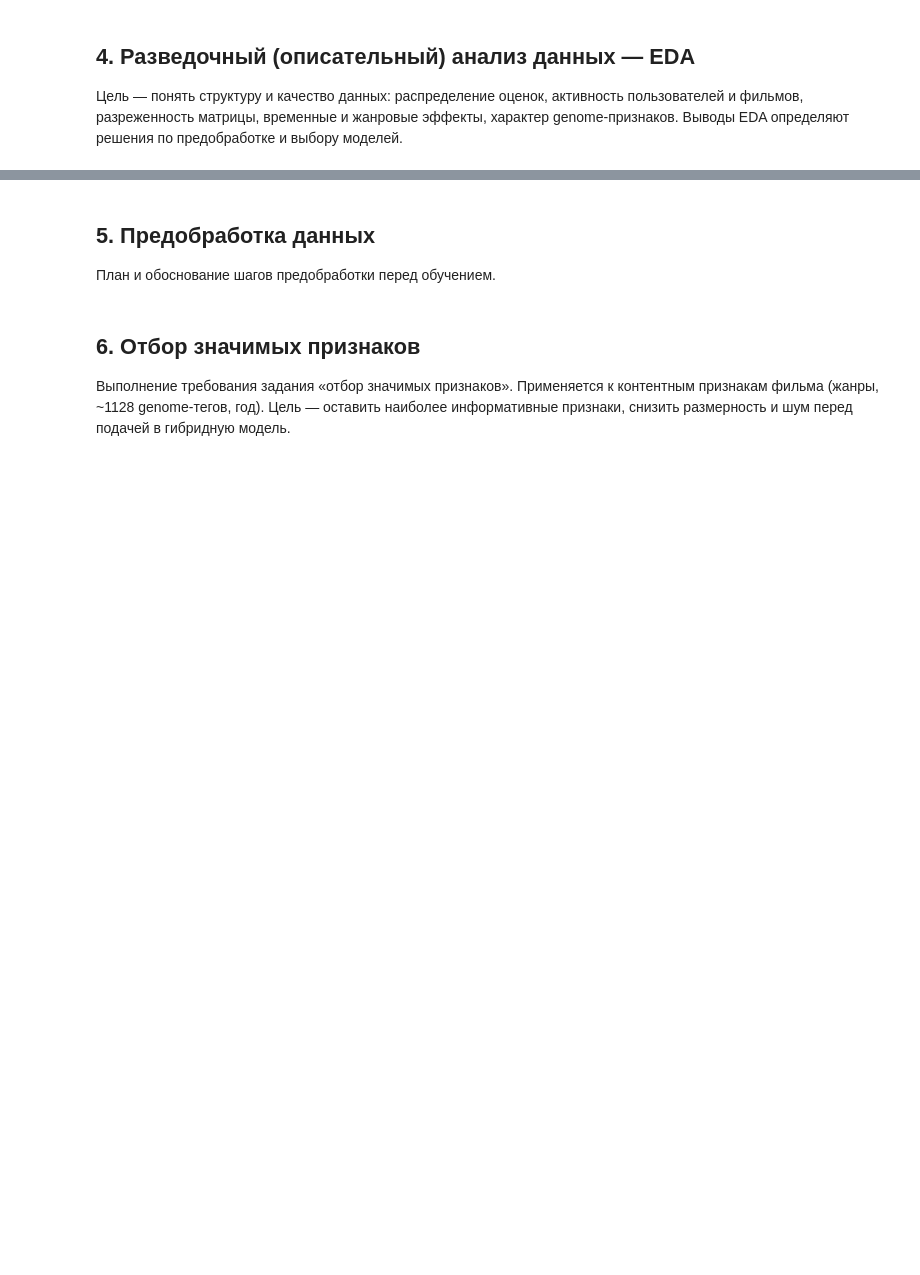
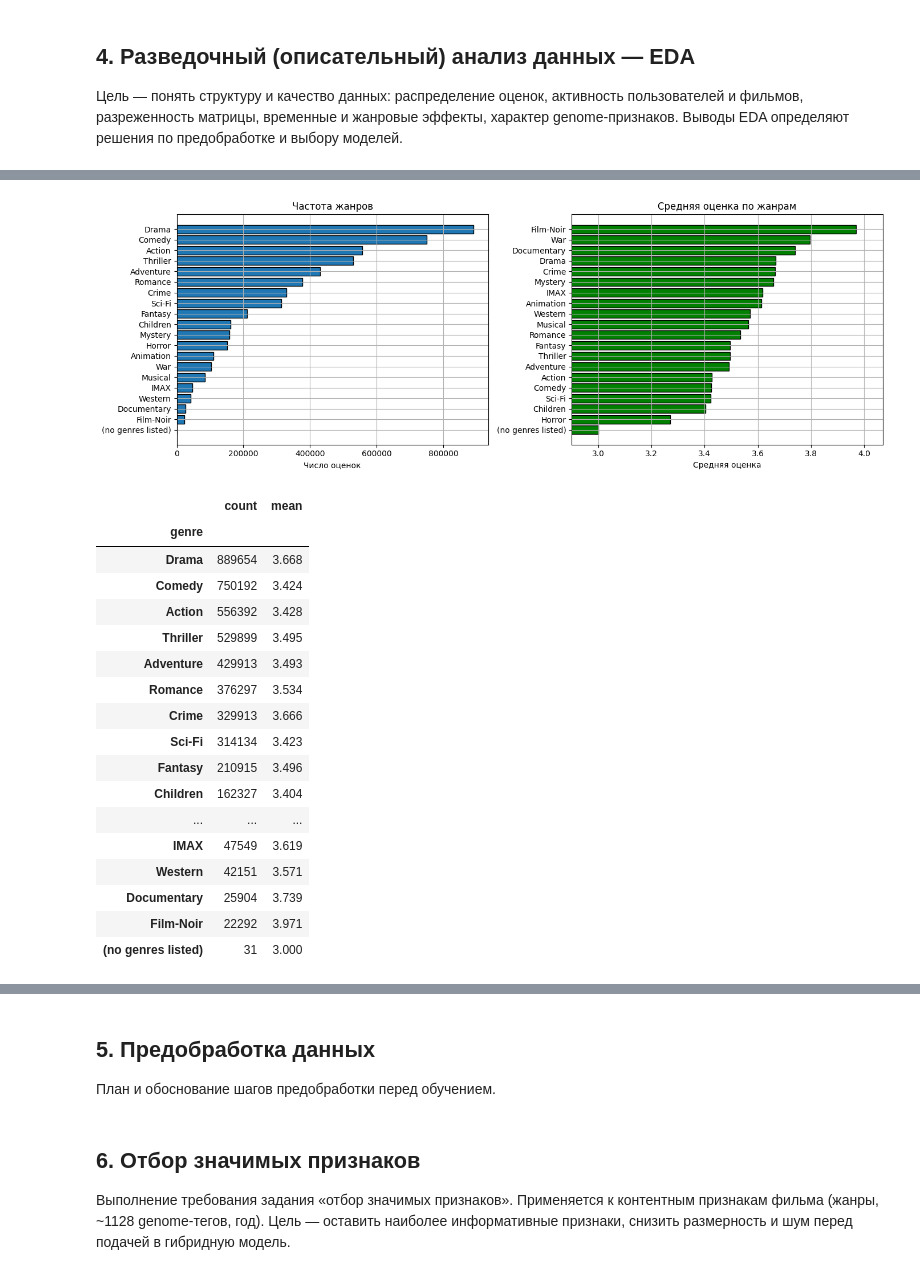
Before and after one commit to OlyuninVyacheslav/movie_rating, a Jupyter notebook: movie_rating.ipynb, the cells around one changed output, grey strips where cells are left out. Drawn from its saved outputs; the diff is of its cells as text; code cells hidden in the pictures; blank space fills up the shorter version.

```diff
--- a/movie_rating.ipynb
+++ b/movie_rating.ipynb
@@ -101,0 +135,20 @@ $[0.5, 5.0]$.
+# %%
+# --- Загрузка справочников ---
+
+# Описание фильмов: идентификатор, название (с годом), список жанров
+movies = pd.read_csv(DATA_DIR / "movie.csv")
+
+# Genome-теги: матрица релевантности "фильм × тег" (~11 млн строк).
+# Указываем компактные типы, чтобы снизить расход памяти.
+genome_scores = pd.read_csv(
+    DATA_DIR / "genome_scores.csv",
+    dtype={"movieId": "int32", "tagId": "int16", "relevance": "float32"},
+)
+
+# Расшифровка genome-тегов: tagId -> текстовое название тега
+genome_tags = pd.read_csv(DATA_DIR / "genome_tags.csv")
+
+print(f"movies:        {movies.shape}")
+print(f"genome_scores: {genome_scores.shape}")
+print(f"genome_tags:   {genome_tags.shape}")
+movies.head()
@@ -128,0 +414,58 @@ _(Заполняется по результатам: дисбаланс оце
+# %%
+# --- Анализ жанров ---
+# Жанр — первый кандидат в контентные признаки. Проверяем, насколько
+# часто встречается каждый жанр и различается ли по нему средняя оценка
+# (если различается — жанр несёт полезный сигнал для модели).
+
+# Присоединяем жанры фильмов к оценкам и разворачиваем список жанров
+# ("Adventure|Comedy" -> две строки) для подсчёта по каждому жанру.
+ratings_genres = (
+    ratings.merge(movies[["movieId", "genres"]], on="movieId", how="left")
+    .assign(genre=lambda d: d["genres"].str.split("|"))
+    .explode("genre")
+)
+
+genre_stats = (
+    ratings_genres.groupby("genre")["rating"]
+    .agg(count="size", mean="mean")
+    .sort_values("count", ascending=False)
+)
+
+fig, axes = plt.subplots(1, 2, figsize=(14, 5))
+
+axes[0].barh(genre_stats.index, genre_stats["count"], edgecolor="black")
+axes[0].invert_yaxis()
+axes[0].set_xlabel("Число оценок")
+axes[0].set_title("Частота жанров")
+
+# Средняя оценка по жанру: сортируем, чтобы увидеть "любимые" и "нелюбимые"
+genre_by_mean = genre_stats.sort_values("mean")
+axes[1].barh(genre_by_mean.index, genre_by_mean["mean"], edgecolor="black", color="green")
+axes[1].set_xlabel("Средняя оценка")
+axes[1].set_xlim(genre_by_mean["mean"].min() - 0.1, genre_by_mean["mean"].max() + 0.1)
+axes[1].set_title("Средняя оценка по жанрам")
+
+plt.tight_layout()
+plt.show()
+
+genre_stats.round(3)
+# %% [output]
+[figure, added]
+|  | count | mean |
+| genre |  |  |
+| Drama | 889654 | 3.668 |
+| Comedy | 750192 | 3.424 |
+| Action | 556392 | 3.428 |
+| Thriller | 529899 | 3.495 |
+| Adventure | 429913 | 3.493 |
+| Romance | 376297 | 3.534 |
+| Crime | 329913 | 3.666 |
+| Sci-Fi | 314134 | 3.423 |
+| Fantasy | 210915 | 3.496 |
+| Children | 162327 | 3.404 |
+| ... | ... | ... |
+| IMAX | 47549 | 3.619 |
+| Western | 42151 | 3.571 |
+| Documentary | 25904 | 3.739 |
+| Film-Noir | 22292 | 3.971 |
+| (no genres listed) | 31 | 3.000 |
```
Also changed, not shown: parts of 27 cells of this notebook, 2 other files.
